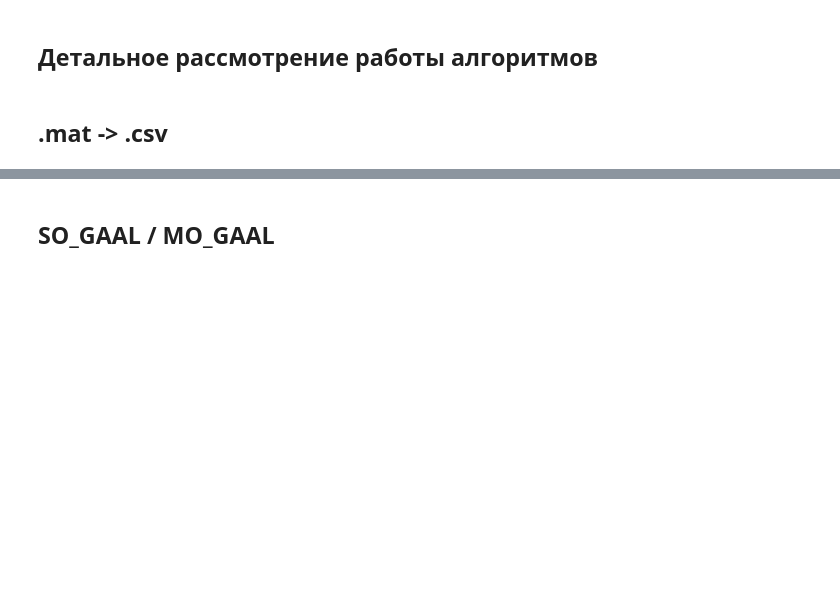
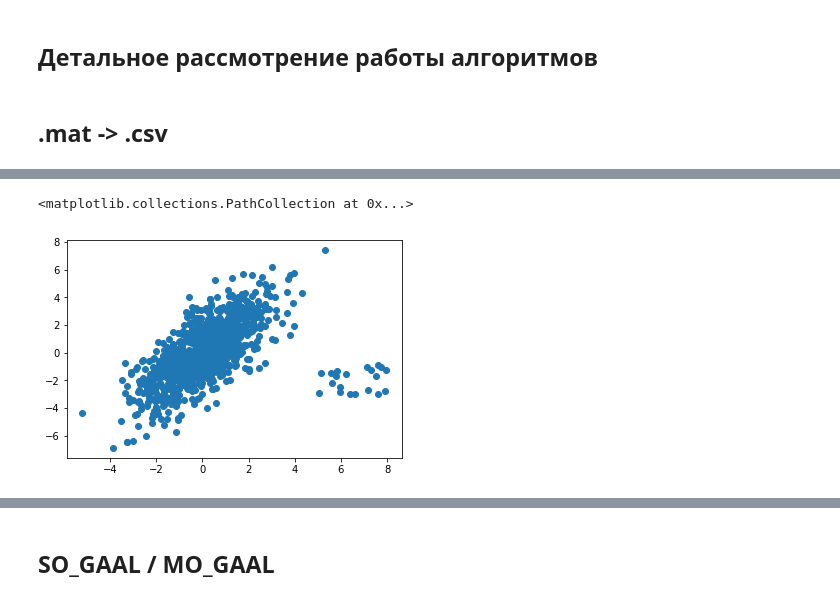
Before and after one commit to akarazeev/Bachelor, a Jupyter notebook: research/dev.ipynb, the cells around one changed output, grey strips where cells are left out. Drawn from its saved outputs; the diff is of its cells as text; code cells hidden in the pictures; blank space fills up the shorter version.

```diff
--- a/research/dev.ipynb
+++ b/research/dev.ipynb
@@ -325,0 +354,9 @@ Using TensorFlow backend.
+# %%
+res_x = list(gauss1_x) + list(gauss2_x)
+res_y = list(gauss1_y) + list(gauss2_y)
+
+outliers = [0] * len(gauss1_y) + [1] * len(gauss2_y)
+
+df = pd.DataFrame(data={'x1': res_x, 'x2': res_y, 'outlier': outliers})
+df.to_csv('toy2.csv')
+df.head()
@@ -325,0 +370,5 @@ Using TensorFlow backend.
+# %%
+plt.scatter(df['x1'], df['x2'])
+# %% [output]
+<matplotlib.collections.PathCollection at 0x...>
+[figure, added]
```
Also changed, not shown: parts of 5 cells of this notebook, 18 other files.
